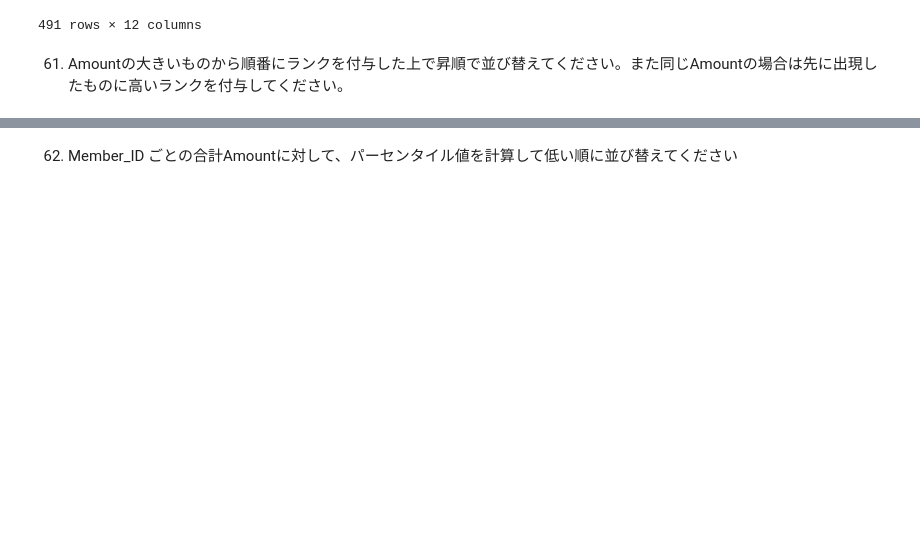
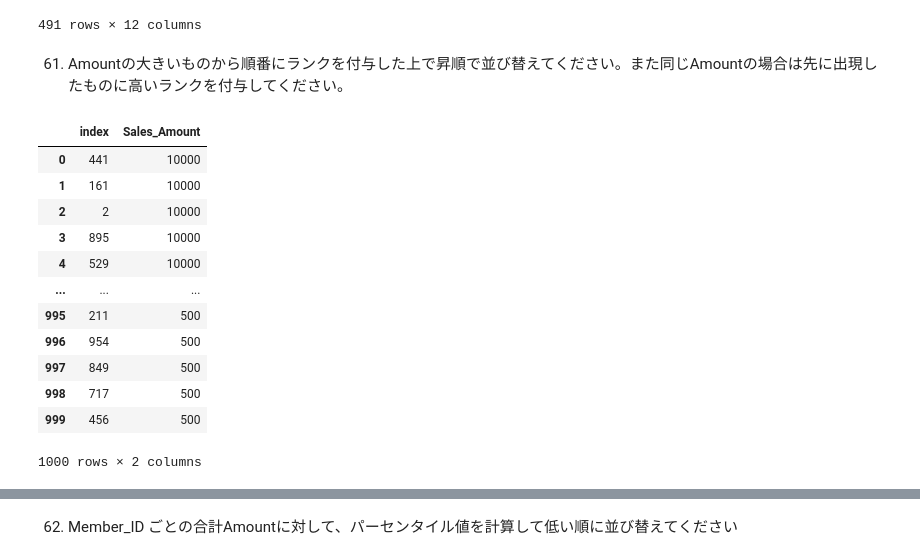
Before and after one commit to ken-hori-2/Kaggle_ws, a Jupyter notebook: 2025_Done/20250215_Done/Udemy_100本ノック_問題.ipynb, the cells around one changed output, grey strips where cells are left out. Saved outputs shown, nothing was run; the diff lists cells and outputs as text; code cells hidden in the pictures; blank space fills up the shorter version.

```diff
--- a/2025_Done/20250215_Done/Udemy_100本ノック_問題.ipynb
+++ b/2025_Done/20250215_Done/Udemy_100本ノック_問題.ipynb
@@ -1950,3 +1950,19 @@ merged_df.query('Age > @age_median')
 491 rows × 12 columns
 # %% [markdown]
 61. Amountの大きいものから順番にランクを付与した上で昇順で並び替えてください。また同じAmountの場合は先に出現したものに高いランクを付与してください。
+# %%
+merged_df['Sales_Amount'].sort_values(ascending=False).reset_index()
+# %% [output]
+|  | index | Sales_Amount |
+| 0 | 441 | 10000 |
+| 1 | 161 | 10000 |
+| 2 | 2 | 10000 |
+| 3 | 895 | 10000 |
+| 4 | 529 | 10000 |
+| ... | ... | ... |
+| 995 | 211 | 500 |
+| 996 | 954 | 500 |
+| 997 | 849 | 500 |
+| 998 | 717 | 500 |
+| 999 | 456 | 500 |
+1000 rows × 2 columns
```
Also changed, not shown: parts of 18 cells of this notebook.
